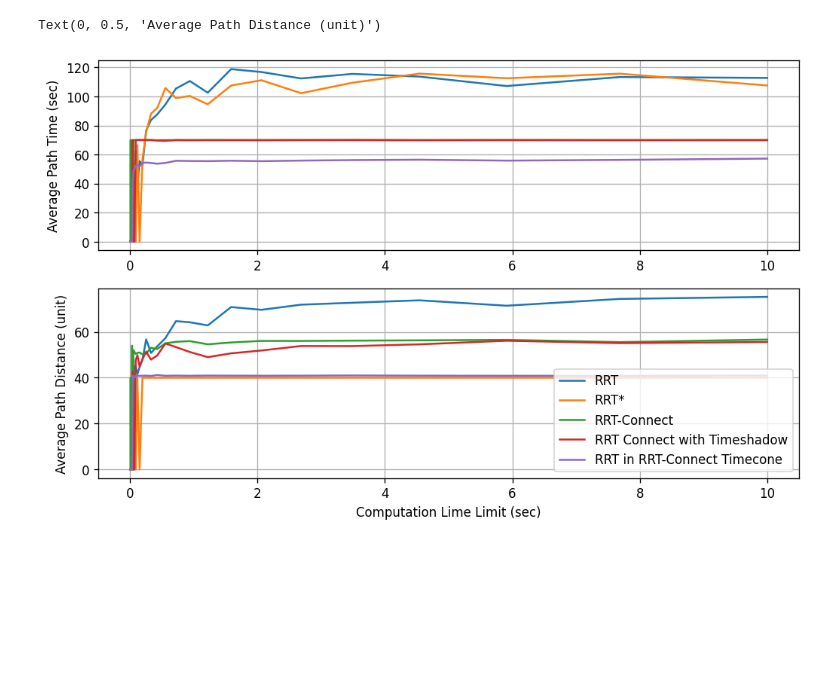
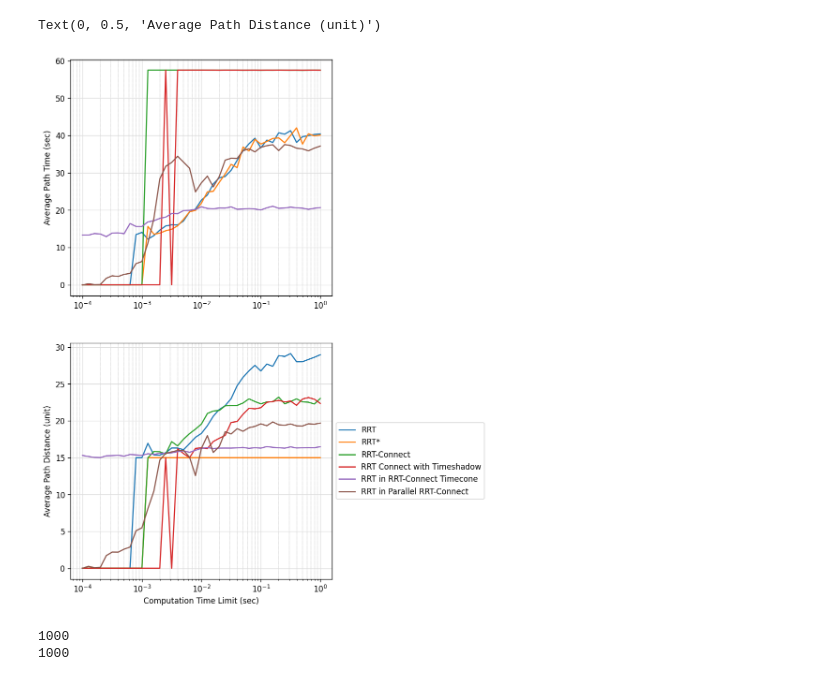
Before and after one commit to jeffersonkim97/cognis_UAM, a Jupyter notebook: script/Comparison/Performance_Comparison_Computation_Time_Limit.ipynb, the cells around one changed output. Drawn from its saved outputs; the diff is of its cells as text; code cells hidden in the pictures; blank space fills up the shorter version.

```diff
--- a/script/Comparison/Performance_Comparison_Computation_Time_Limit.ipynb
+++ b/script/Comparison/Performance_Comparison_Computation_Time_Limit.ipynb
@@ -1511,5 +1660,6 @@ plt.grid()
 # %%
-fig = plt.figure(figsize=(10,6), dpi=1920/16)
+fig = plt.figure(figsize=(6,6), dpi=1920/16)
+ax = plt.subplot(1,1,1)
 plotLog = False
 
 successRateRRT_List = []
@@ -1517,12 +1667,14 @@ successRateRRTstar_List = []
 successRateRRTC_List = []
 successRateRRTCTS_List = []
 successRateRRTTC_List = []
+successRateRRTCP_List = []
 for i in range(len(computationTimeLimit_List)):
     successRateRRT_List.append(successRate[str(i)][0])
     successRateRRTstar_List.append(successRate[str(i)][1])
     successRateRRTC_List.append(successRate[str(i)][2])
     successRateRRTCTS_List.append(successRate[str(i)][3])
     successRateRRTTC_List.append(successRate[str(i)][4])
+    successRateRRTCP_List.append(successRate[str(i)][5])
 
 if plotLog:
     plt.plot(computationTimeLimit_List, successRateRRT_List, label='RRT')
@@ -1530,16 +1682,20 @@ if plotLog:
     plt.plot(computationTimeLimit_List, successRateRRTC_List, label='RRT-Connect')
     plt.plot(computationTimeLimit_List, successRateRRTCTS_List, label='RRT Connect with Timeshadow')
     plt.plot(computationTimeLimit_List, successRateRRTTC_List, label='RRT in RRT-Connect Timecone')
-    plt.xlabel('log(Computation Lime Limit) (log(sec))')
+    plt.plot(computationTimeLimit_List, successRateRRTCP_List, label='RRT in Parallel RRT-Connect')
+    plt.xlabel('log(Computation Time Limit) (log(sec))')
 else:
     plt.plot(10**computationTimeLimit_List, successRateRRT_List, label='RRT')
     plt.plot(10**computationTimeLimit_List, successRateRRTstar_List, label='RRT*')
     plt.plot(10**computationTimeLimit_List, successRateRRTC_List, label='RRT-Connect')
     plt.plot(10**computationTimeLimit_List, successRateRRTCTS_List, label='RRT Connect with Timeshadow')
     plt.plot(10**computationTimeLimit_List, successRateRRTTC_List, label='RRT in RRT-Connect Timecone')
-    plt.xlabel('Computation Lime Limit (sec)')
-plt.legend()
-plt.grid()
+    plt.plot(10**computationTimeLimit_List, successRateRRTCP_List, label='RRT in Parallel RRT-Connect')
+    ax.set_xscale('log')
+    plt.xlabel('Computation Time Limit (sec)')
+plt.legend(loc='center left', bbox_to_anchor=(1, 0.5))
+ax.grid(which='major', color='#DDDDDD', linewidth=0.8)
+plt.grid(which='minor', color='k', linestyle=':', linewidth=0.25)
 plt.title('Success Rate vs Computation Time Limit')
 plt.ylabel('Success Rate')
 # %% [output]
@@ -1548,18 +1704,20 @@ Text(0, 0.5, 'Success Rate')
 # %%
-fig = plt.figure(figsize=(10,6), dpi=1920/16)
+fig = plt.figure(figsize=(6,12), dpi=1920/16)
 plotLog = False
-plt.subplot(2, 1, 1)
+ax = plt.subplot(2, 1, 1)
 pathTimeRRT_List = []
 pathTimeRRTstar_List = []
 pathTimeRRTC_List = []
 pathTimeRRTCTS_List = []
 pathTimeRRTTC_List = []
+pathTimeRRTCP_List = []
 for i in range(len(computationTimeLimit_List)):
     pathTimeRRT_List.append(np.abs(pathTime[str(i)][0]))
     pathTimeRRTstar_List.append(np.abs(pathTime[str(i)][1]))
     pathTimeRRTC_List.append(np.abs(pathTime[str(i)][2]))
     pathTimeRRTCTS_List.append(np.abs(pathTime[str(i)][3]))
     pathTimeRRTTC_List.append(np.abs(pathTime[str(i)][4]))
+    pathTimeRRTCP_List.append(np.abs(pathTime[str(i)][5]))
 
 if plotLog:
     plt.plot(computationTimeLimit_List, pathTimeRRT_List, label='RRT')
@@ -1567,6 +1725,7 @@ if plotLog:
     plt.plot(computationTimeLimit_List, pathTimeRRTC_List, label='RRT-Connect')
     plt.plot(computationTimeLimit_List, pathTimeRRTCTS_List, label='RRT Connect with Timeshadow')
     plt.plot(computationTimeLimit_List, pathTimeRRTTC_List, label='RRT in RRT-Connect Timecone')
+    plt.plot(computationTimeLimit_List, pathTimeRRTCP_List, label='RRT in Parallel RRT-Connect')
     # plt.xlabel('log(Computation Lime Limit) (log(sec))')
 else:
     plt.plot(10**computationTimeLimit_List, pathTimeRRT_List, label='RRT')
@@ -1574,40 +1733,49 @@ else:
     plt.plot(10**computationTimeLimit_List, pathTimeRRTC_List, label='RRT-Connect')
     plt.plot(10**computationTimeLimit_List, pathTimeRRTCTS_List, label='RRT Connect with Timeshadow')
     plt.plot(10**computationTimeLimit_List, pathTimeRRTTC_List, label='RRT in RRT-Connect Timecone')
+    plt.plot(10**computationTimeLimit_List, pathTimeRRTCP_List, label='RRT in Parallel RRT-Connect')
     # plt.xlabel('Computation Lime Limit (sec)')
+    ax.set_xscale('log')
 plt.ylabel('Average Path Time (sec)')
-plt.grid()
+ax.grid(which='major', color='#DDDDDD', linewidth=0.8)
+plt.grid(which='minor', color='k', linestyle=':', linewidth=0.25)
 
-plt.subplot(2, 1, 2)
+ax = plt.subplot(2, 1, 2)
 pathDistRRT_List = []
 pathDistRRTstar_List = []
 pathDistRRTC_List = []
 pathDistRRTCTS_List = []
 pathDistRRTTC_List = []
+pathDistRRTCP_List = []
 for i in range(len(computationTimeLimit_List)):
     pathDistRRT_List.append(np.abs(pathDist[str(i)][0]))
     pathDistRRTstar_List.append(np.abs(pathDist[str(i)][1]))
     pathDistRRTC_List.append(np.abs(pathDist[str(i)][2]))
     pathDistRRTCTS_List.append(np.abs(pathDist[str(i)][3]))
     pathDistRRTTC_List.append(np.abs(pathDist[str(i)][4]))
+    pathDistRRTCP_List.append(np.abs(pathDist[str(i)][5]))
 
 if plotLog:
     plt.plot(computationTimeLimit_List, pathDistRRT_List, label='RRT')
     plt.plot(computationTimeLimit_List, pathDistRRTstar_List, label='RRT*')
     plt.plot(computationTimeLimit_List, pathDistRRTC_List, label='RRT-Connect')
     plt.plot(computationTimeLimit_List, pathDistRRTCTS_List, label='RRT Connect with Timeshadow')
     plt.plot(computationTimeLimit_List, pathDistRRTTC_List, label='RRT in RRT-Connect Timecone')
-    plt.xlabel('log(Computation Lime Limit) (log(sec))')
+    plt.plot(computationTimeLimit_List, pathDistRRTCP_List, label='RRT in Parallel RRT-Connect')
+    plt.xlabel('log(Computation Time Limit) (log(sec))')
 else:
     plt.plot(10**computationTimeLimit_List, pathDistRRT_List, label='RRT')
     plt.plot(10**computationTimeLimit_List, pathDistRRTstar_List, label='RRT*')
     plt.plot(10**computationTimeLimit_List, pathDistRRTC_List, label='RRT-Connect')
     plt.plot(10**computationTimeLimit_List, pathDistRRTCTS_List, label='RRT Connect with Timeshadow')
     plt.plot(10**computationTimeLimit_List, pathDistRRTTC_List, label='RRT in RRT-Connect Timecone')
-    plt.xlabel('Computation Lime Limit (sec)')
-plt.legend()
-plt.grid()
+    plt.plot(10**computationTimeLimit_List, pathDistRRTCP_List, label='RRT in Parallel RRT-Connect')
+    ax.set_xscale('log')
+    plt.xlabel('Computation Time Limit (sec)')
+plt.legend(loc='center left', bbox_to_anchor=(1, 0.5))
+ax.grid(which='major', color='#DDDDDD', linewidth=0.8)
+plt.grid(which='minor', color='k', linestyle=':', linewidth=0.25)
 plt.ylabel('Average Path Distance (unit)')
 # %% [output]
 Text(0, 0.5, 'Average Path Distance (unit)')
-[figure, old version]
+[figure, new version]
@@ -1613,0 +1784,10 @@ Text(0, 0.5, 'Average Path Distance (unit)')
+# %%
+V_RRTTC_dict = vertex['RRTTC']
+E_RRTTC_dict = edge['RRTTC']
+P_RRTTC_dict = path['RRTTC']
+
+print(len(V_RRTTC_dict))
+print(len(P_RRTTC_dict))
+# %% [output]
+1000
+1000
```
Also changed, not shown: parts of 16 cells of this notebook, 4 other files.
